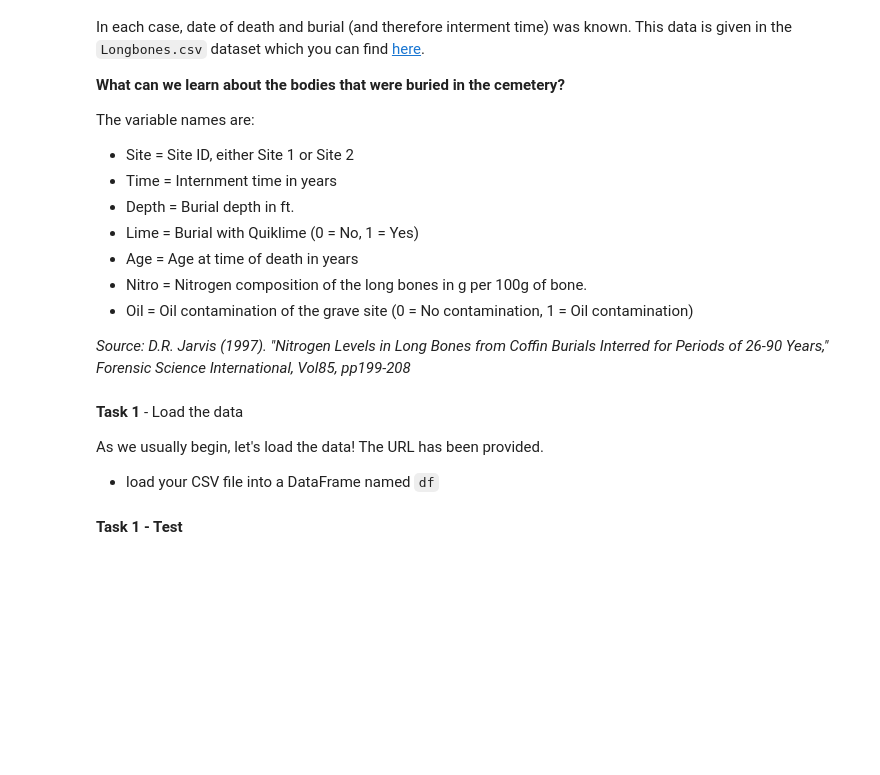
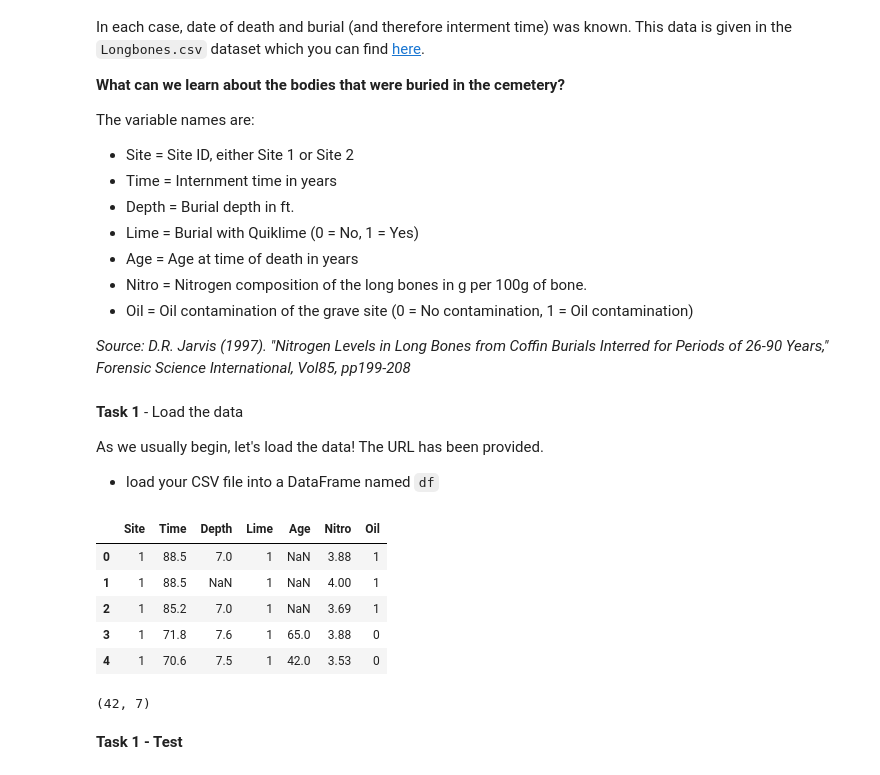
Before and after one commit to sikoh/DS-Statistics, a Jupyter notebook: Sprint -Challenge/DS_SprintChallenge_StatisticalTestsAndExperiments.ipynb, the cells around one changed output. Cells and saved outputs as stored; diff of their text form; code cells hidden in the pictures; blank space fills up the shorter version.

```diff
--- a/Sprint -Challenge/DS_SprintChallenge_StatisticalTestsAndExperiments.ipynb
+++ b/Sprint -Challenge/DS_SprintChallenge_StatisticalTestsAndExperiments.ipynb
@@ -40,16 +40,27 @@ As we usually begin, let's load the data! The URL has been provided.
 # %%
 # Task 1
 
 import pandas as pd
 import numpy as np
 
 data_url = 'https://raw.githubusercontent.com/bloominstituteoftechnology/data-science-practice-datasets/main/unit_1/Longbones/Longbones.csv'
 
 # YOUR CODE HERE
-raise NotImplementedError()
-
+#raise NotImplementedError()
+df=pd.read_csv(data_url)
 # Print out your DataFrame
 df.head()
+# %% [output]
+|  | Site | Time | Depth | Lime | Age | Nitro | Oil |
+| 0 | 1 | 88.5 | 7.0 | 1 | NaN | 3.88 | 1 |
+| 1 | 1 | 88.5 | NaN | 1 | NaN | 4.00 | 1 |
+| 2 | 1 | 85.2 | 7.0 | 1 | NaN | 3.69 | 1 |
+| 3 | 1 | 71.8 | 7.6 | 1 | 65.0 | 3.88 | 0 |
+| 4 | 1 | 70.6 | 7.5 | 1 | 42.0 | 3.53 | 0 |
+# %%
+df.shape
+# %% [output]
+(42, 7)
 # %% [markdown]
 **Task 1 - Test**
 # %%
```
Also changed, not shown: parts of 28 cells of this notebook.
